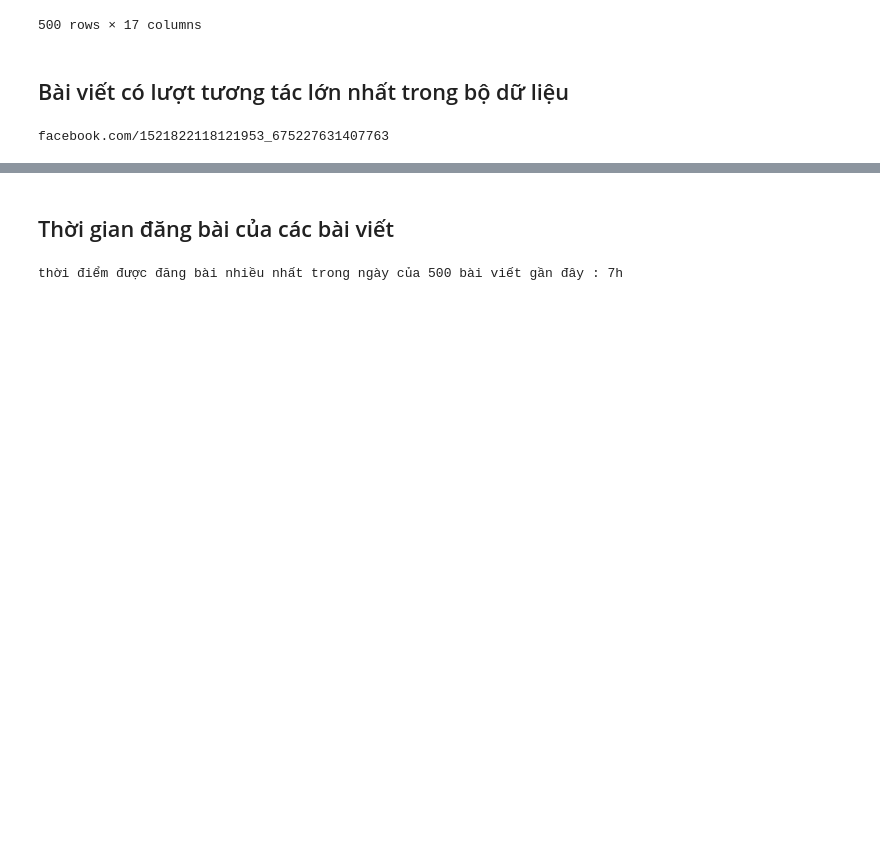
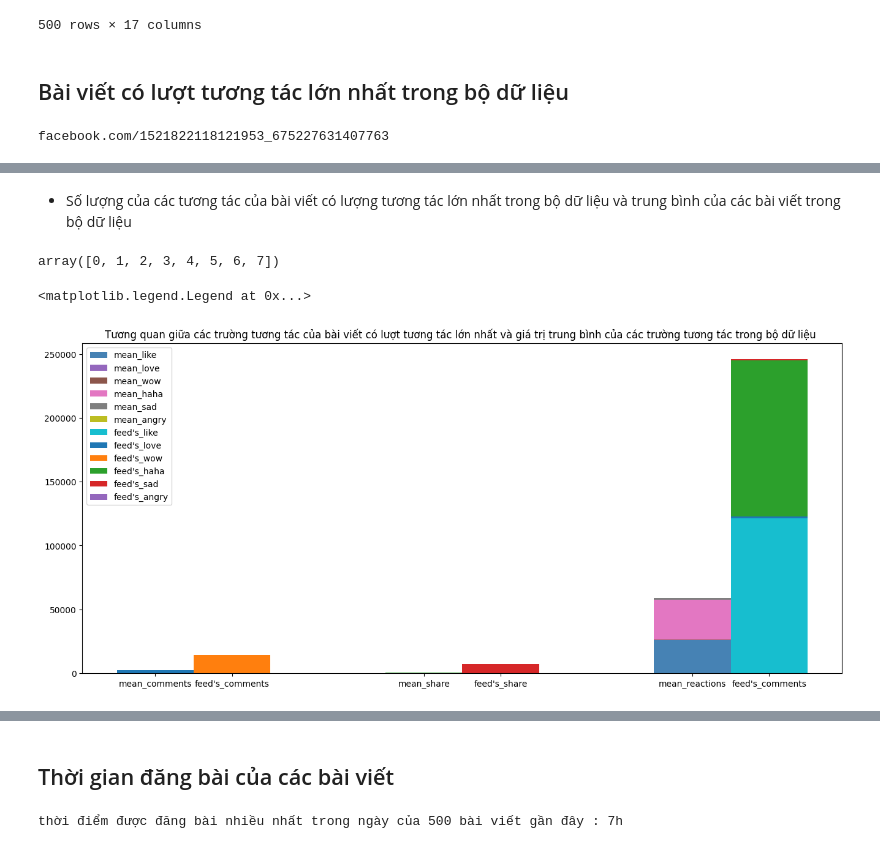
Before and after one commit to VuThanhDat14122004/big, a Jupyter notebook: analyze.ipynb, the cells around one changed output, grey strips where cells are left out. Drawn from its saved outputs; the diff is of its cells as text; code cells hidden in the pictures; blank space fills up the shorter version.

```diff
--- a/analyze.ipynb
+++ b/analyze.ipynb
@@ -139,4 +139,6 @@ facebook.com/1521822118121953_675227631407763
 
 # bài viết có lượt tương tác lớn nhất(trong 500 bài viết gần đây)
 df[df['total_of_reactions']==df['total_of_reactions'].max()]
+feed_max_reactions = df[df['total_of_reactions']==df['total_of_reactions'].max()].iloc[0]['total_comments':'total_share']
+feed_max_reactions
 # %% [output]
@@ -144,0 +157,3 @@ df[df['total_of_reactions']==df['total_of_reactions'].max()]
+# %%
+mean_comments = df['total_comments'].mean()
+mean_comments
@@ -144,0 +164,3 @@ df[df['total_of_reactions']==df['total_of_reactions'].max()]
+# %%
+mean_share = df['total_share'].mean()
+mean_share
@@ -144,0 +171,10 @@ df[df['total_of_reactions']==df['total_of_reactions'].max()]
+# %%
+mean_like = df['reactions_like'].mean()
+mean_love = df['reactions_love'].mean()
+mean_wow = df['reactions_wow'].mean()
+mean_haha = df['reactions_haha'].mean()
+mean_sad = df['reactions_sad'].mean()
+mean_angry = df['reactions_angry'].mean()
+mean_reactions = df['total_of_reactions'].mean()
+series_mean = pd.Series({'like':mean_like, 'love':mean_love, 'wow': mean_wow, 'haha':mean_haha, 'sad':mean_sad, 'angry': mean_angry})
+series_mean
@@ -144,0 +189,37 @@ df[df['total_of_reactions']==df['total_of_reactions'].max()]
+# %% [markdown]
+- Số lượng của các tương tác của bài viết có lượng tương tác lớn nhất trong bộ dữ liệu và trung bình của các bài viết trong bộ dữ liệu
+# %%
+np.arange(8)
+# %% [output]
+array([0, 1, 2, 3, 4, 5, 6, 7])
+# %%
+fig__1, ax__1 = plt.subplots()
+x = [0.6,1,2,2.4,3.4,3.8]
+width__ = 0.4
+mean_total = [mean_comments, mean_share, mean_like, mean_love,  mean_wow , mean_haha, mean_sad, mean_angry]
+this_feed = [feed_max_reactions['total_comments'],feed_max_reactions['total_share'], feed_max_reactions['reactions_like'] , feed_max_reactions['reactions_love'],
+ feed_max_reactions['reactions_wow'],feed_max_reactions['reactions_haha'],feed_max_reactions['reactions_sad'],feed_max_reactions['reactions_angry']]
+ax__1.bar(x = 0.6 ,height = mean_comments ,width=width__)
+ax__1.bar(x = 1, height=feed_max_reactions['total_comments'],width=width__)
+ax__1.bar(x = 2,height= mean_share , width = width__)
+ax__1.bar(x = 2.4,height= feed_max_reactions['total_share'],width=width__)
+ax__1.bar(x = 3.4, height= mean_like, width=width__, label = 'mean_like', color = 'steelblue')
+ax__1.bar(x = 3.4, height= mean_love, width=width__ , bottom= mean_like, label = 'mean_love')
+ax__1.bar(x = 3.4, height= mean_wow, width=width__ , bottom= mean_like + mean_love, label = 'mean_wow')
+ax__1.bar(x = 3.4, height= mean_haha, width=width__ , bottom= mean_like + mean_love + mean_wow, label = 'mean_haha')
+ax__1.bar(x = 3.4, height= mean_sad, width=width__ , bottom= mean_like + mean_love + mean_wow + mean_haha, label= 'mean_sad')
+ax__1.bar(x = 3.4, height= mean_angry, width=width__ , bottom= mean_like + mean_love + mean_wow + mean_haha + mean_sad, label = 'mean_angry')
+ax__1.bar(x = 3.8, height= feed_max_reactions['reactions_like'], width=width__, label = "feed's_like")
+ax__1.bar(x = 3.8, height= feed_max_reactions['reactions_love'], width=width__ , bottom= feed_max_reactions['reactions_like'], label = "feed's_love")
+ax__1.bar(x = 3.8, height= feed_max_reactions['reactions_wow'], width=width__ , bottom= feed_max_reactions['reactions_like'] + feed_max_reactions['reactions_love'], label = "feed's_wow")
+ax__1.bar(x = 3.8, height= feed_max_reactions['reactions_haha'], width=width__ , bottom= feed_max_reactions['reactions_like'] + feed_max_reactions['reactions_love'] + feed_max_reactions['reactions_wow'], label = "feed's_haha")
+ax__1.bar(x = 3.8, height= feed_max_reactions['reactions_sad'], width=width__ , bottom= feed_max_reactions['reactions_like'] + feed_max_reactions['reactions_love'] + feed_max_reactions['reactions_wow'] + feed_max_reactions['reactions_haha'], label = "feed's_sad")
+ax__1.bar(x = 3.8, height= feed_max_reactions['reactions_angry'], width=width__ , bottom= feed_max_reactions['reactions_like'] + feed_max_reactions['reactions_love'] + feed_max_reactions['reactions_wow'] + feed_max_reactions['reactions_haha'] + feed_max_reactions['reactions_sad'], label = "feed's_angry")
+fig__1.set_figwidth(16)
+fig__1.set_figheight(7)
+ax__1.set_title('Tương quan giữa các trường tương tác của bài viết có lượt tương tác lớn nhất và giá trị trung bình của các trường tương tác trong bộ dữ liệu ')
+ax__1.set_xticks(x,['mean_comments', "feed's_comments",'mean_share',"feed's_share",'mean_reactions',"feed's_comments"])
+ax__1.legend()
+# %% [output]
+<matplotlib.legend.Legend at 0x...>
+[figure, added]
```
Also changed, not shown: parts of 10 cells of this notebook.
